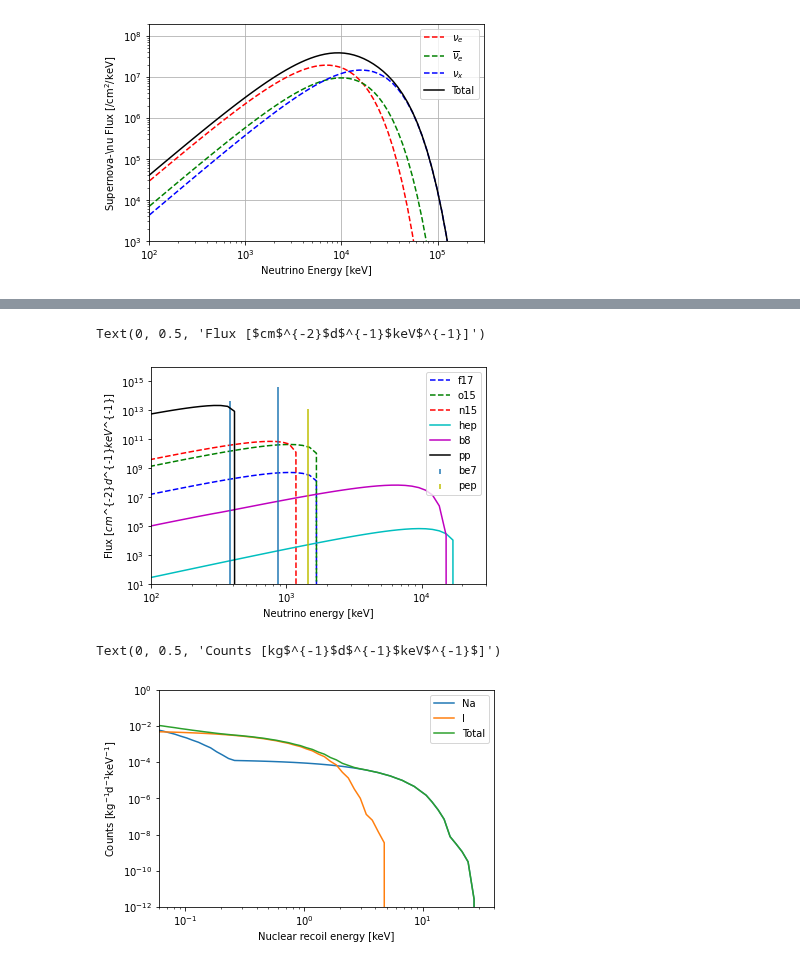
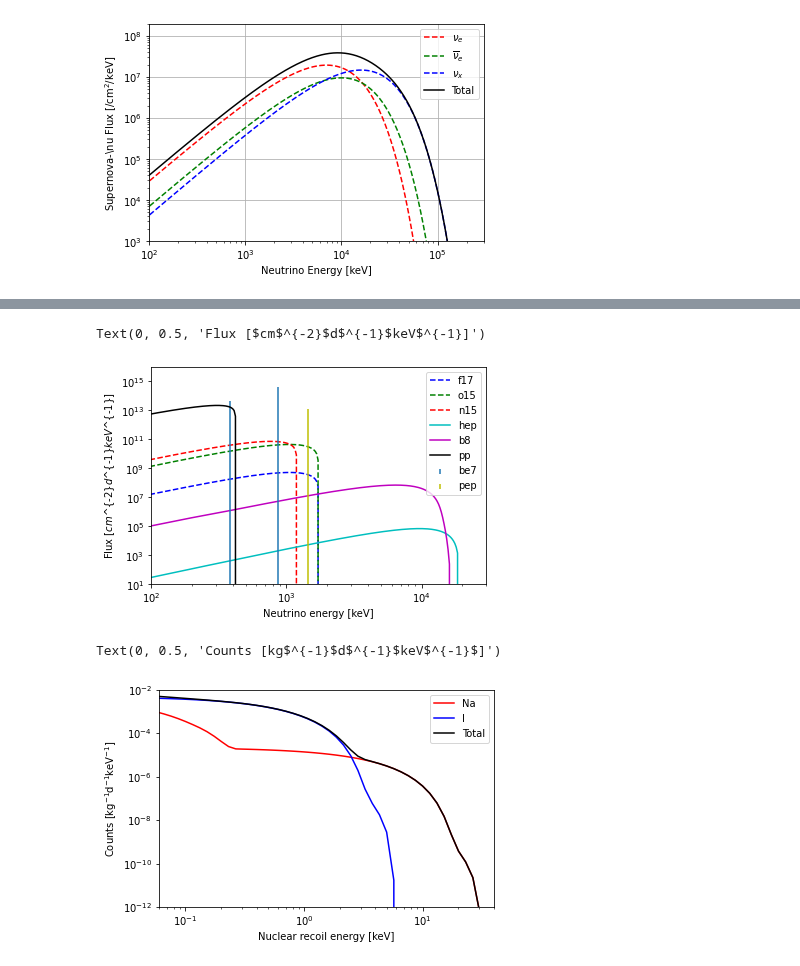
Before and after one commit to mjzurowski/sgm, a Jupyter notebook: Neutrino-test.ipynb, the cells around one changed output, grey strips where cells are left out. Cells and saved outputs as stored; diff of their text form; code cells hidden in the pictures.

```diff
--- a/Neutrino-test.ipynb
+++ b/Neutrino-test.ipynb
@@ -121,5 +131,4 @@ Text(0, 0.5, 'Flux [MeV$^{-1}$cm$^{-2}$s$^{-1}$]')
 # %%
-Ev = np.logspace(1,6,100) # Supernova neutrino energy, units of keV
 f17NDist = SolarNDist("f17",0.0005912e10)
 o15NDist = SolarNDist("o15",0.05031e10)
 n13NDist = SolarNDist("n13",0.05712e10)
@@ -129,12 +138,12 @@ be7_384NDist = SolarNDist("be7_384",0.4857e10*0.103)
 be7_861NDist = SolarNDist("be7_861",0.4857e10*0.897)
 ppNDist = SolarNDist("pp",5.938e10)
 
-f17flux=f17NDist.dist(Ev/1e3)/1e3*24*3600
-o15flux=o15NDist.dist(Ev/1e3)/1e3*24*3600
-n13flux=n13NDist.dist(Ev/1e3)/1e3*24*3600
-hepflux=hepNDist.dist(Ev/1e3)/1e3*24*3600
-b8flux=b8NDist.dist(Ev/1e3)/1e3*24*3600
-ppflux=ppNDist.dist(Ev/1e3)/1e3*24*3600
+f17flux=f17NDist.dist(Ev_MeV)/1e3*24*3600
+o15flux=o15NDist.dist(Ev_MeV)/1e3*24*3600
+n13flux=n13NDist.dist(Ev_MeV)/1e3*24*3600
+hepflux=hepNDist.dist(Ev_MeV)/1e3*24*3600
+b8flux=b8NDist.dist(Ev_MeV)/1e3*24*3600
+ppflux=ppNDist.dist(Ev_MeV)/1e3*24*3600
 
 total_continuous_flux=f17flux+o15flux+n13flux+hepflux+b8flux+ppflux
 
@@ -155,53 +164,56 @@ plt.xlabel(r"Neutrino energy [keV]")
 plt.ylabel(r"Flux [$cm$^{-2}$d$^{-1}$keV$^{-1}]")
 # %% [output]
 Text(0, 0.5, 'Flux [$cm$^{-2}$d$^{-1}$keV$^{-1}]')
-[figure, old version]
+[figure, new version]
 # %%
+##without Be7 and PEP
 def solarContinuous(Ev):
-    f17flux=f17NDist.dist(Ev/1e3)/1e3*24*3600
-    o15flux=o15NDist.dist(Ev/1e3)/1e3*24*3600
-    n13flux=n13NDist.dist(Ev/1e3)/1e3*24*3600
-    hepflux=hepNDist.dist(Ev/1e3)/1e3*24*3600
-    b8flux=b8NDist.dist(Ev/1e3)/1e3*24*3600
-    ppflux=ppNDist.dist(Ev/1e3)/1e3*24*3600
+    Ev_MeV=Ev/MeV
+    Ev_eV=Ev*keV
+    f17flux=f17NDist.dist(Ev_MeV)/MeV*24*3600
+    o15flux=o15NDist.dist(Ev_MeV)/MeV*24*3600
+    n13flux=n13NDist.dist(Ev_MeV)/MeV*24*3600
+    hepflux=hepNDist.dist(Ev_MeV)/MeV*24*3600
+    b8flux=b8NDist.dist(Ev_MeV)/MeV*24*3600
+    ppflux=ppNDist.dist(Ev_MeV)/MeV*24*3600
     return f17flux+o15flux+n13flux+hepflux+b8flux+ppflux
-
 
 def integrand(Ev,ER,Target):
     return Target.N_T() * Model.Sig(Target, Ev, ER) * solarContinuous(Ev)
 
 def sum_disc(ER,Target):
     if Model.Emin(Target,ER)<384.3:
         be7_384rate=Target.N_T() * Model.Sig(Target, 384.3, ER) * 0.103*0.4857e10*24*3600
     else:
         be7_384rate=0
     if Model.Emin(Target,ER)<861.8:
         be7_861rate=Target.N_T() * Model.Sig(Target, 861.8, ER) * 0.897*0.4857e10*24*3600
     else:
         be7_861rate=0
     if Model.Emin(Target,ER)<1442:
         peprate=Target.N_T() * Model.Sig(Target, 1442, ER) * 0.01401e10*24*3600*24*3600
     else:
         peprate = 0
     return be7_384rate+be7_861rate+peprate
 
 #integral = np.array([integrate.quad(lambda Evl:integrand(Evl,ERi,T[0]),Model.Emin(T[0],ERi),max(Ev),limit=int(1E8))[0] for ERi in ER])
-integral_Na = np.array([np.trapz(integrand(Ev[Ev>Model.Emin(T[0],ERi)],ERi,T[0]),Ev[Ev>Model.Emin(T[0],ERi)]) for ERi in ER])
-integral_I = np.array([np.trapz(integrand(Ev[Ev>Model.Emin(T[1],ERi)],ERi,T[1]),Ev[Ev>Model.Emin(T[1],ERi)]) for ERi in ER])
+#integral_Na = np.array([np.trapz(integrand(Ev_eV[Ev_eV>Model.Emin(T[0],ERi)],ERi,T[0]),Ev_eV[Ev_eV>Model.Emin(T[0],ERi)]) for ERi in ER_eV])
+integral_Na = np.array([np.trapz(integrand(Ev_eV[Ev_eV>Model.Emin(T[0],ERi)],ERi,T[0]),Ev_eV[Ev_eV>Model.Emin(T[0],ERi)])*T[0].mT()/Det.DetMass() for ERi in ER_eV])
+integral_I = np.array([np.trapz(integrand(Ev_eV[Ev_eV>Model.Emin(T[1],ERi)],ERi,T[1]),Ev_eV[Ev_eV>Model.Emin(T[1],ERi)])*T[1].mT()/Det.DetMass() for ERi in ER_eV])
 #print(integral)
-plt.plot(ER,integral_Na,label='Na')
-plt.plot(ER,integral_I,label='I')
-plt.plot(ER,integral_Na+integral_I,label='Total')
+plt.plot(ER,integral_Na*keV,label='Na',color='r')
+plt.plot(ER,integral_I*keV,label='I',color='blue')
+plt.plot(ER,integral_Na*keV+integral_I*keV,label='Total',color='black')
 #plt.plot(ER,np.array([sum_disc(ERi,T[0]) for ERi in ER]),label='Na')
 #plt.plot(ER,np.array([sum_disc(ERi,T[1]) for ERi in ER]),label='I')
 #plt.plot(ER,np.array([sum_disc(ERi,T[0]) for ERi in ER])+np.array([sum_disc(ERi,T[1]) for ERi in ER]),label='Total')
 plt.legend()
 plt.xscale('log')
 plt.yscale('log')
 plt.xlim(6e-2,4e1)
-plt.ylim(1e-12, 1)
+plt.ylim(1e-12, 1e-2)
 plt.xlabel(r"Nuclear recoil energy [keV]")
 plt.ylabel(r"Counts [kg$^{-1}$d$^{-1}$keV$^{-1}$]")
 # %% [output]
 Text(0, 0.5, 'Counts [kg$^{-1}$d$^{-1}$keV$^{-1}$]')
-[figure, old version]
+[figure, new version]
```
Also changed, not shown: parts of 8 cells of this notebook, 7 other files.
